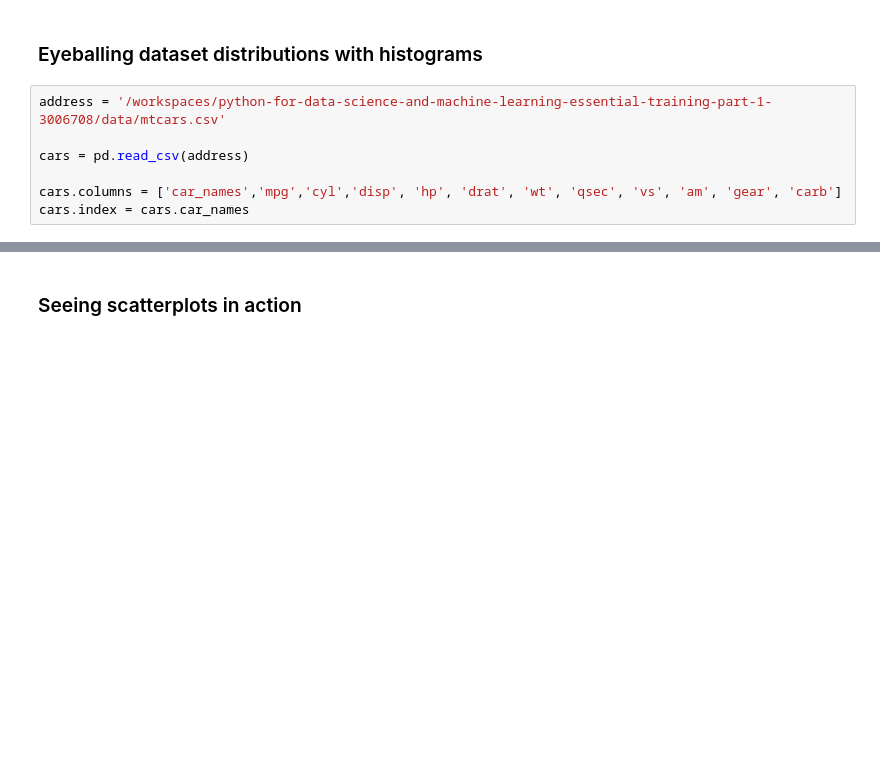
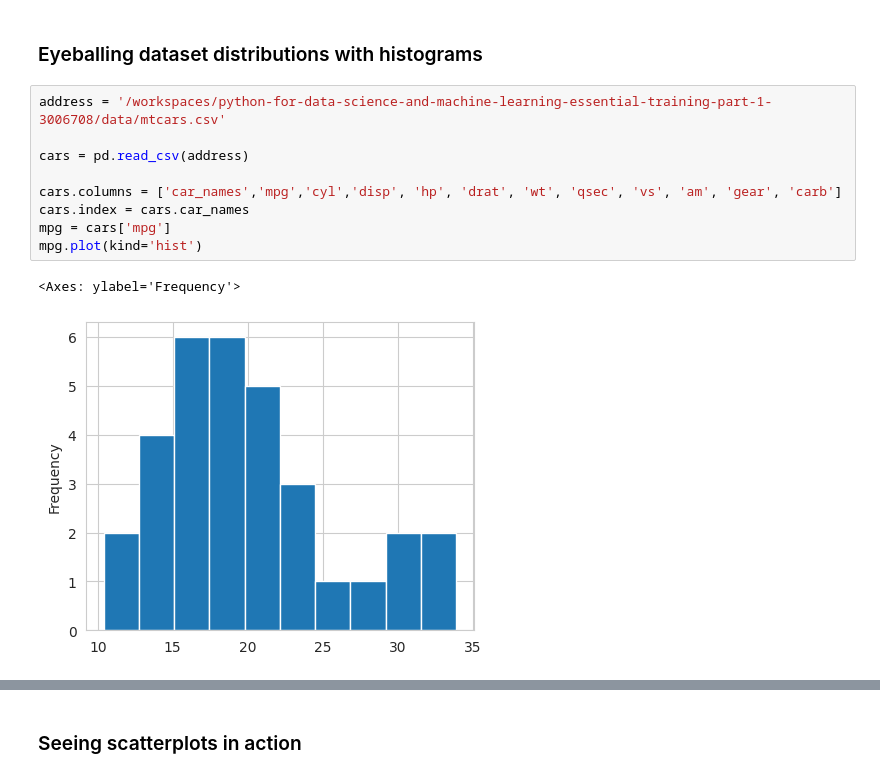
Before and after one commit to LinkedInLearning/python-for-data-science-and-machine-learning-essential-training-part-1-3006708, a Jupyter notebook: notebooks/04_07b.ipynb, the cells around one changed output, grey strips where cells are left out. Drawn from its saved outputs; the diff is of its cells as text; blank space fills up the shorter version.

```diff
--- a/notebooks/04_07b.ipynb
+++ b/notebooks/04_07b.ipynb
@@ -17,7 +17,12 @@ sns.set_style('whitegrid')
 # %%
 address = '/workspaces/python-for-data-science-and-machine-learning-essential-training-part-1-3006708/data/mtcars.csv'
 
 cars = pd.read_csv(address)
 
 cars.columns = ['car_names','mpg','cyl','disp', 'hp', 'drat', 'wt', 'qsec', 'vs', 'am', 'gear', 'carb']
 cars.index = cars.car_names
+mpg = cars['mpg']
+mpg.plot(kind='hist')
+# %% [output]
+<Axes: ylabel='Frequency'>
+[figure, added]
```
Also changed, not shown: parts of 9 cells of this notebook, 3 other files.
